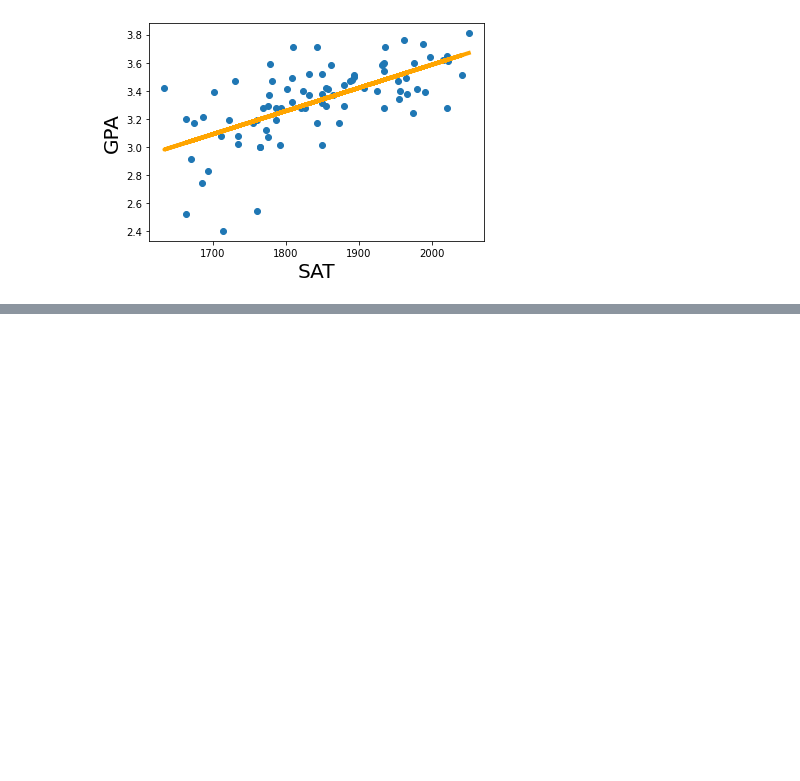
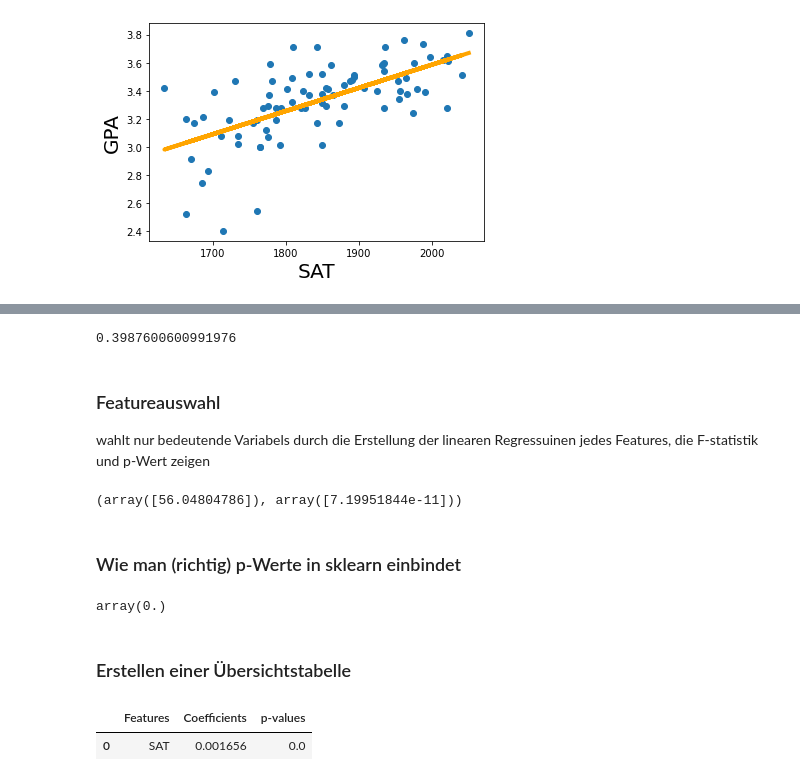
Before and after one commit to amanda8412383/data_science_bootcamp, a Jupyter notebook: linear_regression/linear_regression.ipynb, the cells around one changed output, grey strips where cells are left out. Saved outputs shown, nothing was run; the diff lists cells and outputs as text; code cells hidden in the pictures; blank space fills up the shorter version.

```diff
--- a/linear_regression/linear_regression.ipynb
+++ b/linear_regression/linear_regression.ipynb
@@ -82,0 +127,13 @@ plt.show()
+# %%
+def adj_r2(x,y):
+    r2 = reg.score(x,y)
+    n = x.shape[0]
+    p = x.shape[1]
+    adjusted_r2 = 1-(1-r2)*(n-1)/(n-p-1)
+    return adjusted_r2
+adj_r2(x1_matrix,y)
+# %% [output]
+0.3987600600991976
+# %% [markdown]
+### Featureauswahl
+wahlt nur bedeutende Variabels durch die Erstellung der linearen Regressuinen jedes Features, die F-statistik und p-Wert zeigen
@@ -82,0 +142,7 @@ plt.show()
+# %%
+f_regression(x1_matrix,y)
+#F-statistik und p-Wert
+# %% [output]
+(array([56.04804786]), array([7.19951844e-11]))
+# %% [markdown]
+### Wie man (richtig) p-Werte in sklearn einbindet
@@ -82,0 +193,18 @@ plt.show()
+# %%
+reg_with_pvalues = LinearRegression()
+reg_with_pvalues.fit(x1_matrix,y)
+reg_with_pvalues.p
+# %% [output]
+array(0.)
+# %% [markdown]
+### Erstellen einer Übersichtstabelle
+# %%
+#für  data=x1_matrix.columns.values,
+
+reg_summary = pd.DataFrame(data=[x1.name], columns=['Features'])
+reg_summary['Coefficients'] = reg_with_pvalues.coef_
+reg_summary['p-values'] = reg_with_pvalues.p
+reg_summary
+# %% [output]
+|  | Features | Coefficients | p-values |
+| 0 | SAT | 0.001656 | 0.0 |
```
Also changed, not shown: parts of 23 cells of this notebook, 1 other file.
